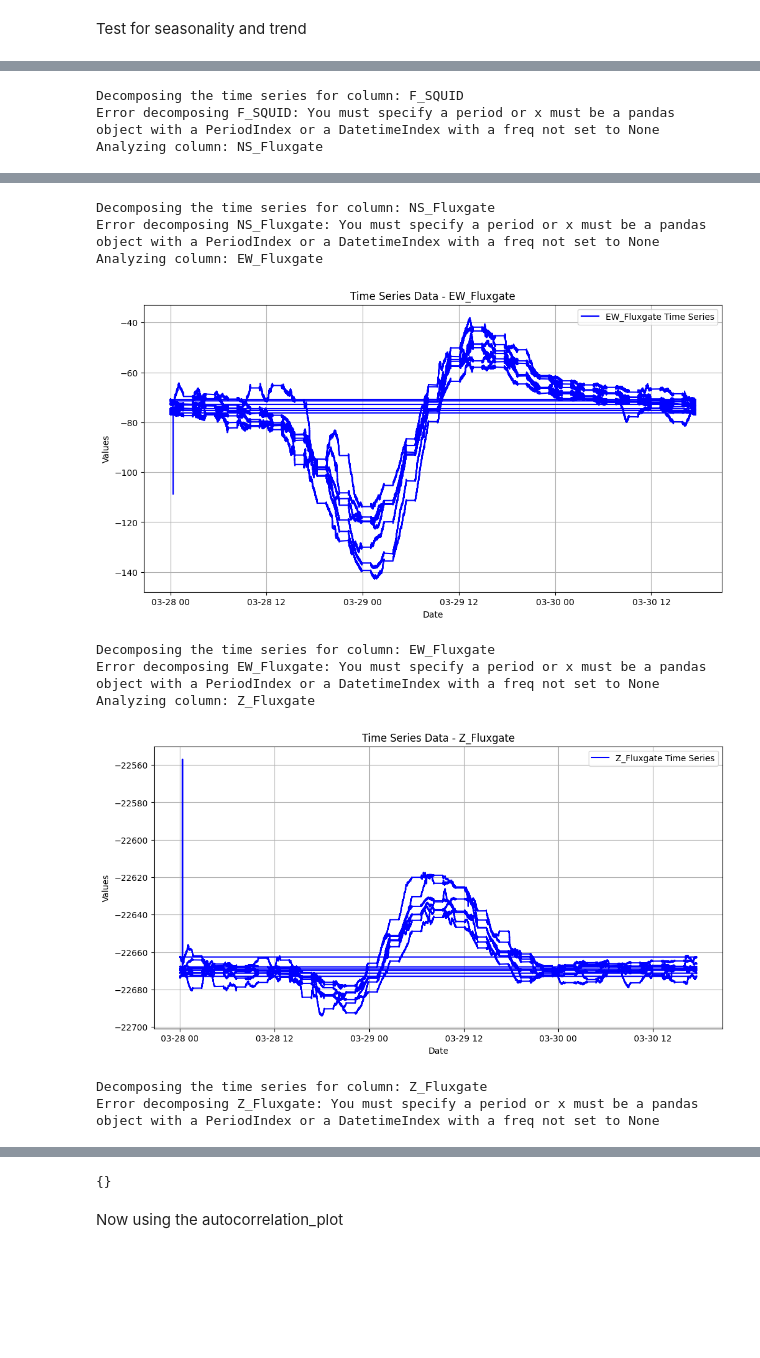
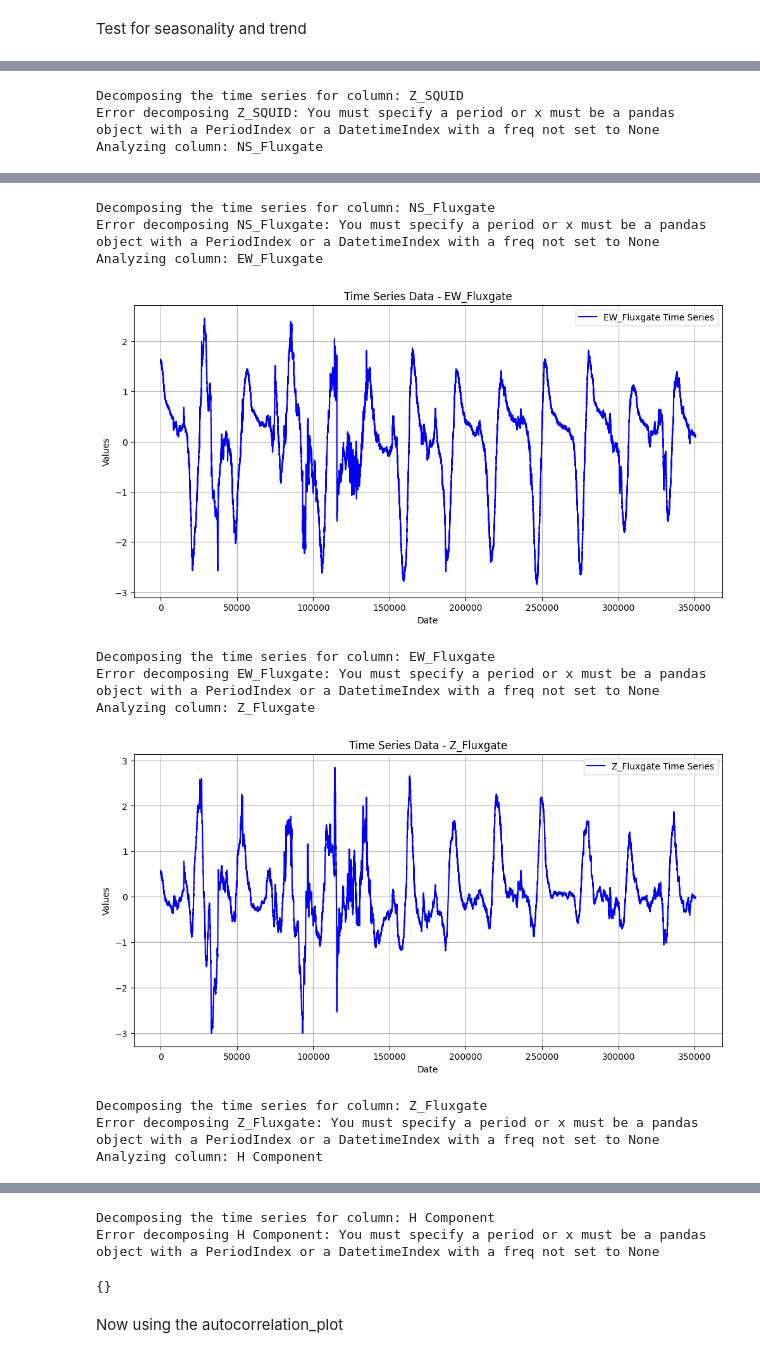
Before and after one commit to TPiphone/Bigdata_Event_Detection, a Jupyter notebook: bigdata_detection/modules/eda.ipynb, the cells around one changed output, grey strips where cells are left out. Saved outputs shown, nothing was run; the diff lists cells and outputs as text; code cells hidden in the pictures; blank space fills up the shorter version.

```diff
--- a/bigdata_detection/modules/eda.ipynb
+++ b/bigdata_detection/modules/eda.ipynb
@@ -163,0 +177,9 @@ Z score test
+# %%
+corrected_df_ns = eda.detect_spikes_and_correct(outliers_removed_z, "NS_SQUID")
+corrected_df_f = eda.detect_spikes_and_correct(corrected_df_ns, "Z_SQUID")
+corrected_df_nf = eda.detect_spikes_and_correct(corrected_df_f, "NS_Fluxgate")
+corrected_df_ew = eda.detect_spikes_and_correct(corrected_df_nf, "EW_Fluxgate")
+corrected_df = eda.detect_spikes_and_correct(corrected_df_ew, "Z_Fluxgate")
+del outliers_removed_z, corrected_df_ns, corrected_df_f, corrected_df_nf, corrected_df_ew
+gc.collect()
+eda.generateDataPlots(corrected_df['NS_SQUID'].values, corrected_df['Z_SQUID'].values, corrected_df['NS_Fluxgate'].values, corrected_df['EW_Fluxgate'].values, corrected_df['Z_Fluxgate'].values, corrected_df.shape[0], 431997, start_date, end_date)
@@ -163,0 +202,4 @@ Z score test
+# %%
+h_component = np.sqrt(corrected_df['NS_Fluxgate']**2 + corrected_df['EW_Fluxgate']**2)
+corrected_df.loc[:,"H Component"] = h_component
+print(corrected_df)
@@ -164,6 +226,9 @@ Z score test
 # %%
-print(f' \n Shape of df before removing outliers', df.shape)
-outliers_removed_z = eda.z_score_test(df)
-print(f' \n Shape of df after removing outliers', outliers_removed_z.shape)
-eda.generateDataPlots(outliers_removed_z['NS_SQUID'].values, outliers_removed_z['F_SQUID'].values, outliers_removed_z['NS_Fluxgate'].values, outliers_removed_z['EW_Fluxgate'].values, outliers_removed_z['Z_Fluxgate'].values, outliers_removed_z.shape[0], 431997, start_date, end_date)
+print(f' \n Shape of incoming dataframe', corrected_df.shape)
+resampled_df = eda.calculate_mean_of_five(corrected_df)
+print(f"Shape of new resampled dataframe is:", resampled_df.shape)
+print(f"The number of records we should have is: {round(corrected_df.shape[0]/15)}")
+del corrected_df
+gc.collect()
+eda.generateDataPlots(resampled_df['NS_SQUID'].values, resampled_df['Z_SQUID'].values, resampled_df['NS_Fluxgate'].values, resampled_df['EW_Fluxgate'].values, resampled_df['Z_Fluxgate'].values, resampled_df.shape[0], 86400, start_date, end_date)
 # %% [output]
@@ -268,7 +238,0 @@ Resample data
-# %%
-print(f' \n Shape of df', out_removed_df.shape)
-resampled_df = eda.manual_resample_data(out_removed_df, 's')
-print(f"\n Shape of new resampled dataframe is:", resampled_df.shape)
-print(f"\n The number of records we should have is: {round(out_removed_df.shape[0]/5)}")
-print(resampled_df.resample('s').count().head())
-eda.generateDataPlots(resampled_df['NS_SQUID'].values, resampled_df['F_SQUID'].values, resampled_df['NS_Fluxgate'].values, resampled_df['EW_Fluxgate'].values, resampled_df['Z_Fluxgate'].values, resampled_df.shape[0], 431997, start_date, end_date)
@@ -296,6 +245,6 @@ eda.perform_dickey_fuller_test(resampled_df)
 # %% [markdown]
 Test for seasonality and trend
 # %%
-eda.test_stationarity(df)
+eda.test_stationarity(resampled_df)
 # %% [output]
 Analyzing column: NS_SQUID
@@ -307,3 +256,3 @@ Analyzing column: F_SQUID
-Decomposing the time series for column: F_SQUID
-Error decomposing F_SQUID: You must specify a period or x must be a pandas object with a PeriodIndex or a DatetimeIndex with a freq not set to None
+Decomposing the time series for column: Z_SQUID
+Error decomposing Z_SQUID: You must specify a period or x must be a pandas object with a PeriodIndex or a DatetimeIndex with a freq not set to None
 Analyzing column: NS_Fluxgate
@@ -311,10 +260,11 @@ Analyzing column: NS_Fluxgate
 Decomposing the time series for column: NS_Fluxgate
 Error decomposing NS_Fluxgate: You must specify a period or x must be a pandas object with a PeriodIndex or a DatetimeIndex with a freq not set to None
 Analyzing column: EW_Fluxgate
-[figure, old version]
+[figure, new version]
 Decomposing the time series for column: EW_Fluxgate
 Error decomposing EW_Fluxgate: You must specify a period or x must be a pandas object with a PeriodIndex or a DatetimeIndex with a freq not set to None
 Analyzing column: Z_Fluxgate
-[figure, old version]
+[figure, new version]
 Decomposing the time series for column: Z_Fluxgate
 Error decomposing Z_Fluxgate: You must specify a period or x must be a pandas object with a PeriodIndex or a DatetimeIndex with a freq not set to None
+Analyzing column: H Component
@@ -321,4 +272,6 @@ Error decomposing Z_Fluxgate: You must specify a period or x must be a pandas ob
-{}
+Decomposing the time series for column: H Component
+Error decomposing H Component: You must specify a period or x must be a pandas object with a PeriodIndex or a DatetimeIndex with a freq not set to None
+{}
 # %% [markdown]
 Now using the autocorrelation_plot
 # %%
```
Also changed, not shown: parts of 55 cells of this notebook, 4 other files.
